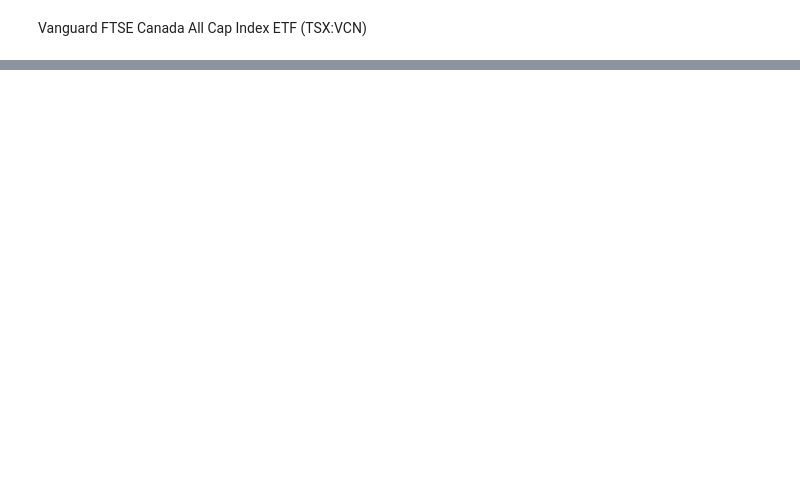
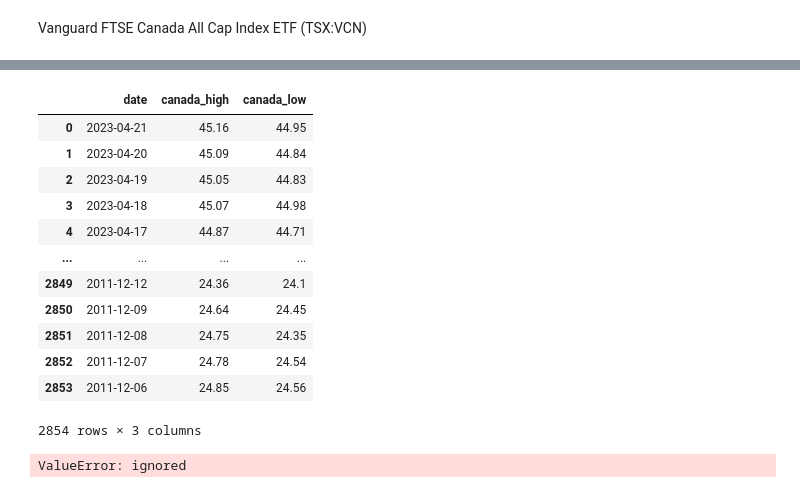
Before and after one commit to Dhvani811/Covid19Project, a Jupyter notebook: Final_Project.ipynb, the cells around one changed output, grey strips where cells are left out. Drawn from its saved outputs; the diff is of its cells as text; code cells hidden in the pictures; blank space fills up the shorter version.

```diff
--- a/Final_Project.ipynb
+++ b/Final_Project.ipynb
@@ -212,3 +296,39 @@ dhl
+# %%
+
+
+response = requests.get(f"https://www.alphavantage.co/query?function=TIME_SERIES_DAILY_ADJUSTED&symbol=TSE:VCE&apikey={API_KEY}&outputsize=full&from=2020-20-22&to=2023-03-09")
+
+data = response.json()
+# Get the daily prices from the response
+daily_prices = data["Time Series (Daily)"]
+# us_stocks = pd.DataFrame(columns=['date', 'high', 'low'])
+canada = pd.DataFrame(columns=['date', 'high', 'low'])
+
+# Loop through each day and get the daily high and low prices
+for date, values in daily_prices.items():
+  daily_high = values["2. high"]
+  daily_low = values["3. low"]
+  new_row = {'date': date,'high': daily_high, 'low': daily_low}
+  canada = canada.append(new_row, ignore_index=True)
+
+canada = canada.rename(columns={"date": "date", "high": "canada_high", "low": "canada_low"})
+canada.set_index('date')
+# %%
+canada
+# %% [output]
+|  | date | canada_high | canada_low |
+| 0 | 2023-04-21 | 45.16 | 44.95 |
+| 1 | 2023-04-20 | 45.09 | 44.84 |
+| 2 | 2023-04-19 | 45.05 | 44.83 |
+| 3 | 2023-04-18 | 45.07 | 44.98 |
+| 4 | 2023-04-17 | 44.87 | 44.71 |
+| ... | ... | ... | ... |
+| 2849 | 2011-12-12 | 24.36 | 24.1 |
+| 2850 | 2011-12-09 | 24.64 | 24.45 |
+| 2851 | 2011-12-08 | 24.75 | 24.35 |
+| 2852 | 2011-12-07 | 24.78 | 24.54 |
+| 2853 | 2011-12-06 | 24.85 | 24.56 |
+2854 rows × 3 columns
 # %%
 # TNL c)	Travel sector
 
@@ -219,0 +337,5 @@ df4
+# %%
+complete_data = us_stocks.join(canada)
+complete_data
+# %% [output]
+ValueError: ignored
```
Also changed, not shown: parts of 11 cells of this notebook.
